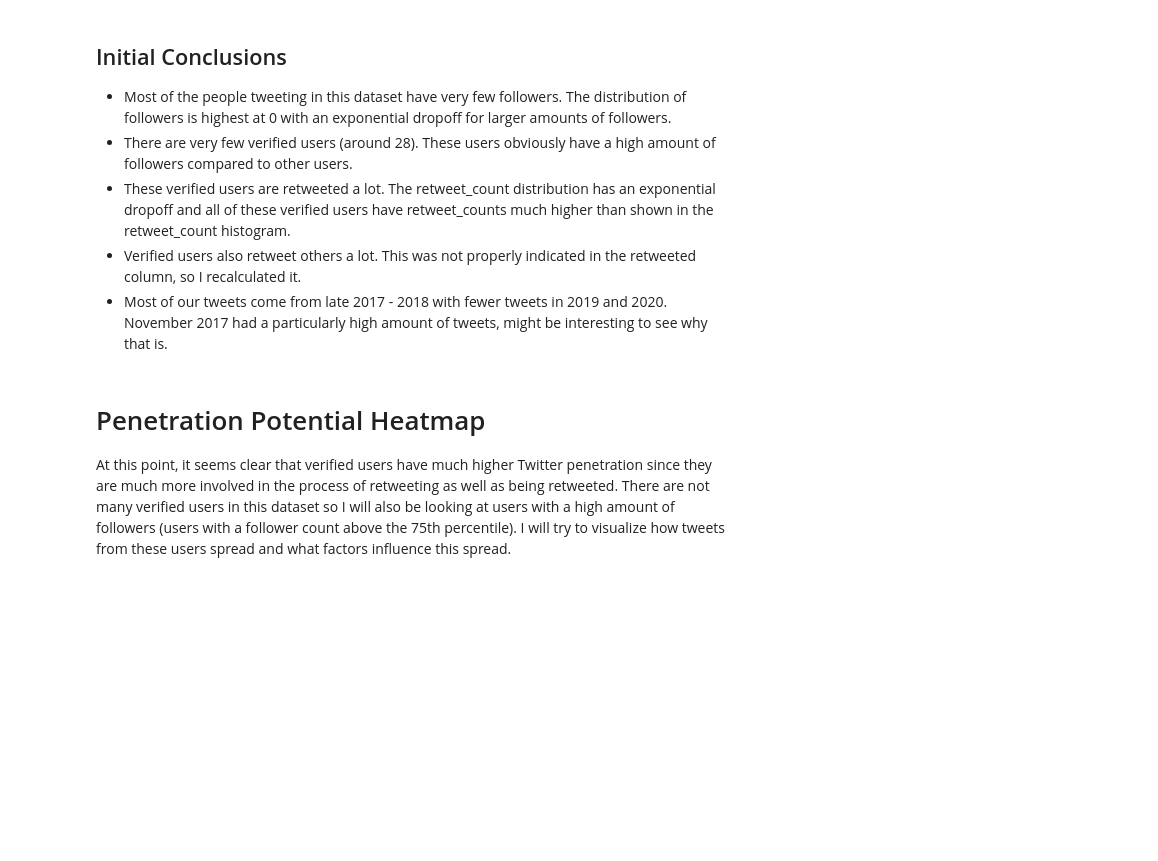
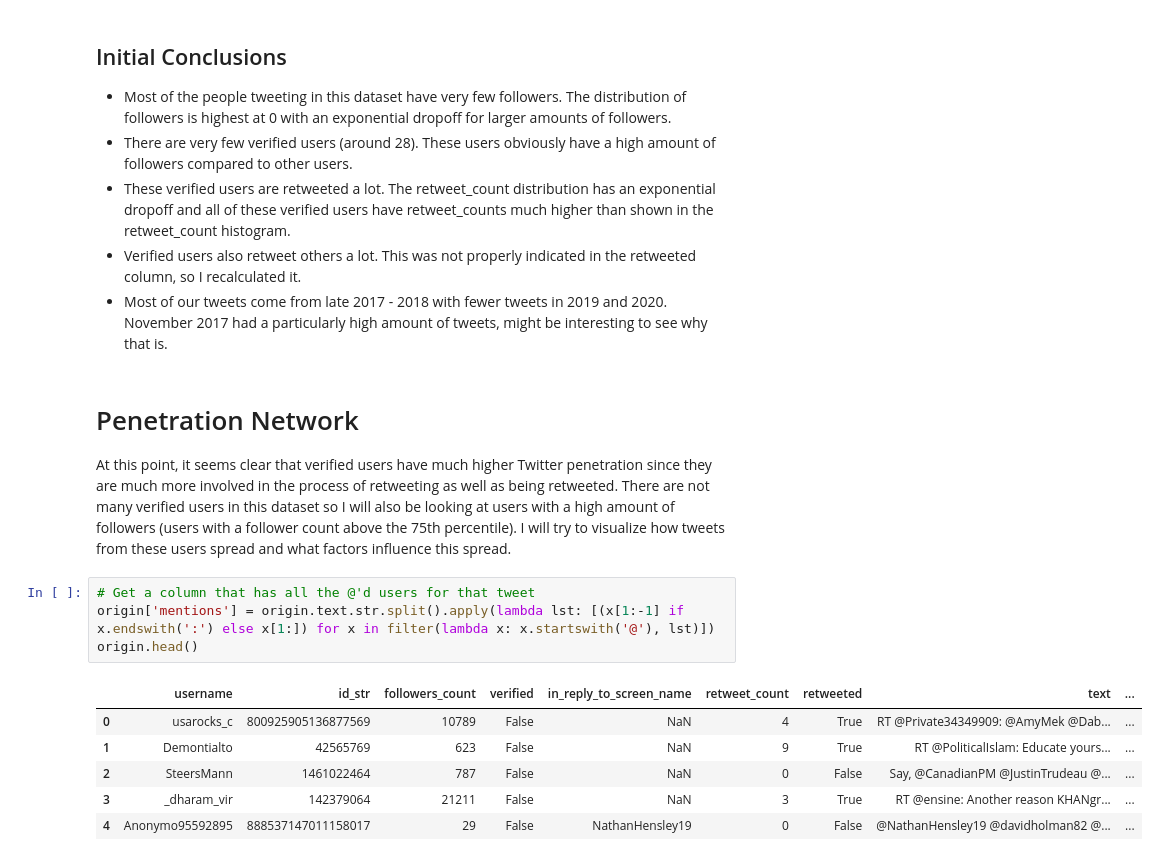
Before and after one commit to vsinghai/hackislamophobia, a Jupyter notebook: asher.ipynb, the cells around one changed output. Saved outputs shown, nothing was run; the diff lists cells and outputs as text; blank space fills up the shorter version.

Commit message:
Finished adding in the Penetration Network

```diff
--- a/asher.ipynb
+++ b/asher.ipynb
@@ -176,5 +183,16 @@ origin.groupby([origin.created_at.dt.year, origin.created_at.dt.month])['usernam
 - Verified users also retweet others a lot. This was not properly indicated in the retweeted column, so I recalculated it.
 - Most of our tweets come from late 2017 - 2018 with fewer tweets in 2019 and 2020. November 2017 had a particularly high amount of tweets, might be interesting to see why that is.
 # %% [markdown]
-# Penetration Potential Heatmap
+# Penetration Network
 At this point, it seems clear that verified users have much higher Twitter penetration since they are much more involved in the process of retweeting as well as being retweeted. There are not many verified users in this dataset so I will also be looking at users with a high amount of followers (users with a follower count above the 75th percentile). I will try to visualize how tweets from these users spread and what factors influence this spread.
+# %%
+# Get a column that has all the @'d users for that tweet
+origin['mentions'] = origin.text.str.split().apply(lambda lst: [(x[1:-1] if x.endswith(':') else x[1:]) for x in filter(lambda x: x.startswith('@'), lst)])
+origin.head()
+# %% [output]
+|  | username | id_str | followers_count | verified | in_reply_to_screen_name | retweet_count | retweeted | text | ... |
+| 0 | usarocks_c | 800925905136877569 | 10789 | False | NaN | 4 | True | RT @Private34349909: @AmyMek @Dab... | ... |
+| 1 | Demontialto | 42565769 | 623 | False | NaN | 9 | True | RT @PoliticalIslam: Educate yours... | ... |
+| 2 | SteersMann | 1461022464 | 787 | False | NaN | 0 | False | Say, @CanadianPM @JustinTrudeau @... | ... |
+| 3 | _dharam_vir | 142379064 | 21211 | False | NaN | 3 | True | RT @ensine: Another reason KHANgr... | ... |
+| 4 | Anonymo95592895 | 888537147011158017 | 29 | False | NathanHensley19 | 0 | False | @NathanHensley19 @davidholman82 @... | ... |
```
Also changed, not shown: parts of 3 cells of this notebook, 1 other file.
